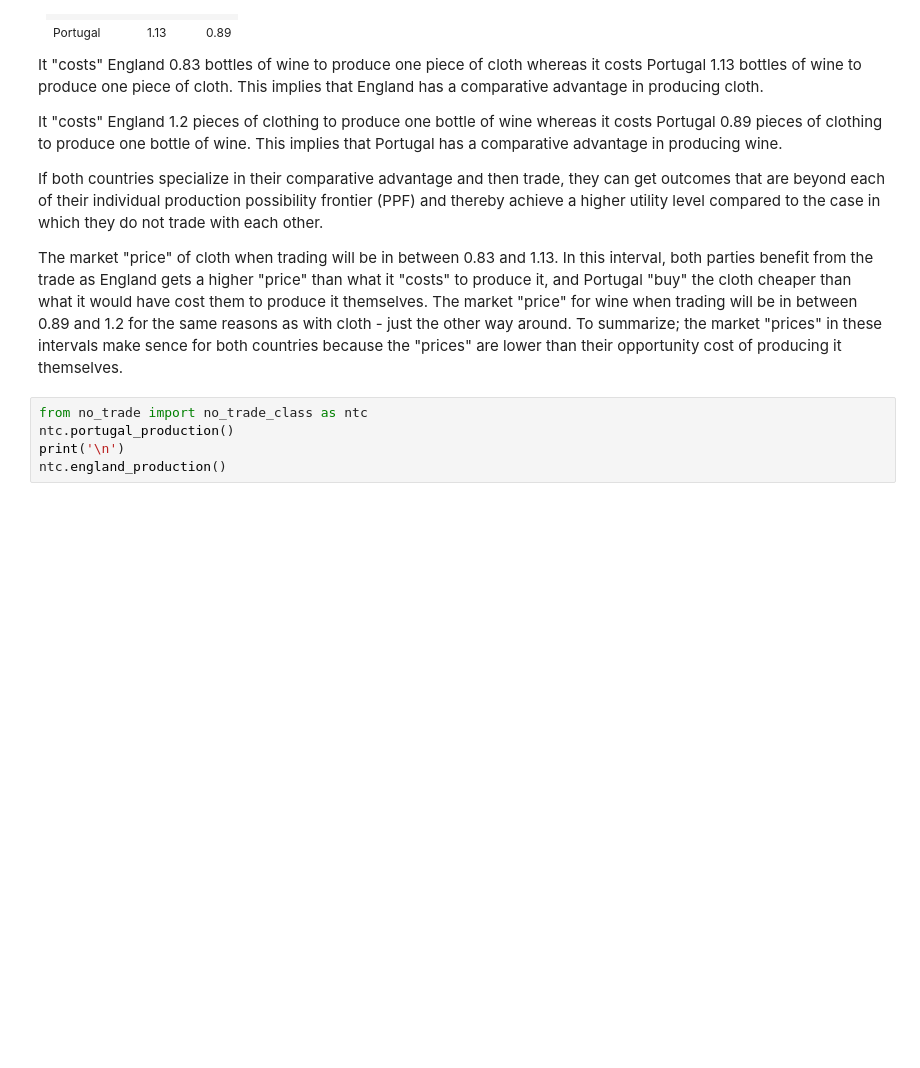
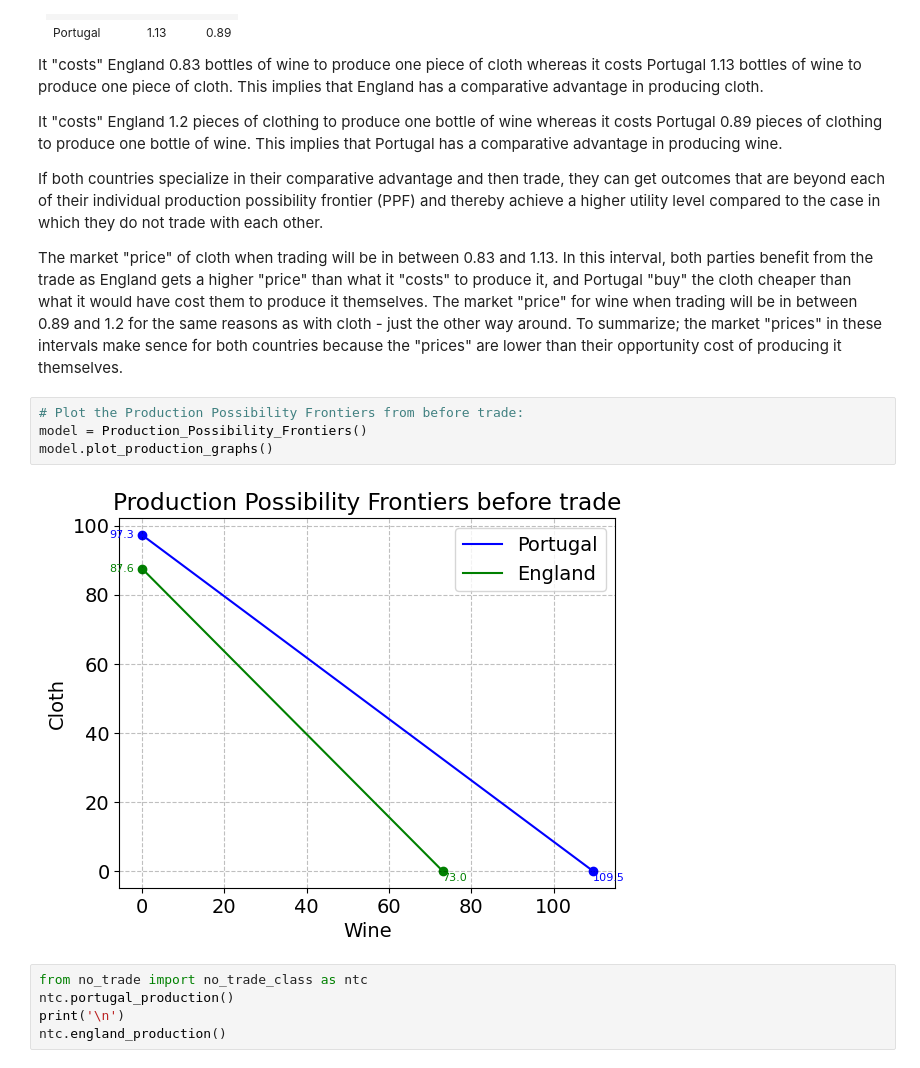
Before and after one commit to NumEconCopenhagen/projects-2023-agnete_louise_mathilde, a Jupyter notebook: modelproject/modelproject.ipynb, the cells around one changed output. Saved outputs shown, nothing was run; the diff lists cells and outputs as text; blank space fills up the shorter version.

```diff
--- a/modelproject/modelproject.ipynb
+++ b/modelproject/modelproject.ipynb
@@ -71,6 +73,12 @@ It "costs" England 1.2 pieces of clothing to produce one bottle of wine whereas
 If both countries specialize in their comparative advantage and then trade, they can get outcomes that are beyond each of their individual production possibility frontier (PPF) and thereby achieve a higher utility level compared to the case in which they do not trade with each other.
 
 The market "price" of cloth when trading will be in between 0.83 and 1.13. In this interval, both parties benefit from the trade as England gets a higher "price" than what it "costs" to produce it, and Portugal "buy" the cloth cheaper than what it would have cost them to produce it themselves. The market "price" for wine when trading will be in between 0.89 and 1.2 for the same reasons as with cloth - just the other way around. To summarize; the market "prices" in these intervals make sence for both countries because the "prices" are lower than their opportunity cost of producing it themselves.
+# %%
+# Plot the Production Possibility Frontiers from before trade:
+model = Production_Possibility_Frontiers()
+model.plot_production_graphs()
+# %% [output]
+[figure, added]
 # %%
 from no_trade import no_trade_class as ntc
 ntc.portugal_production()
```
Also changed, not shown: parts of 5 cells of this notebook, 2 other files.
